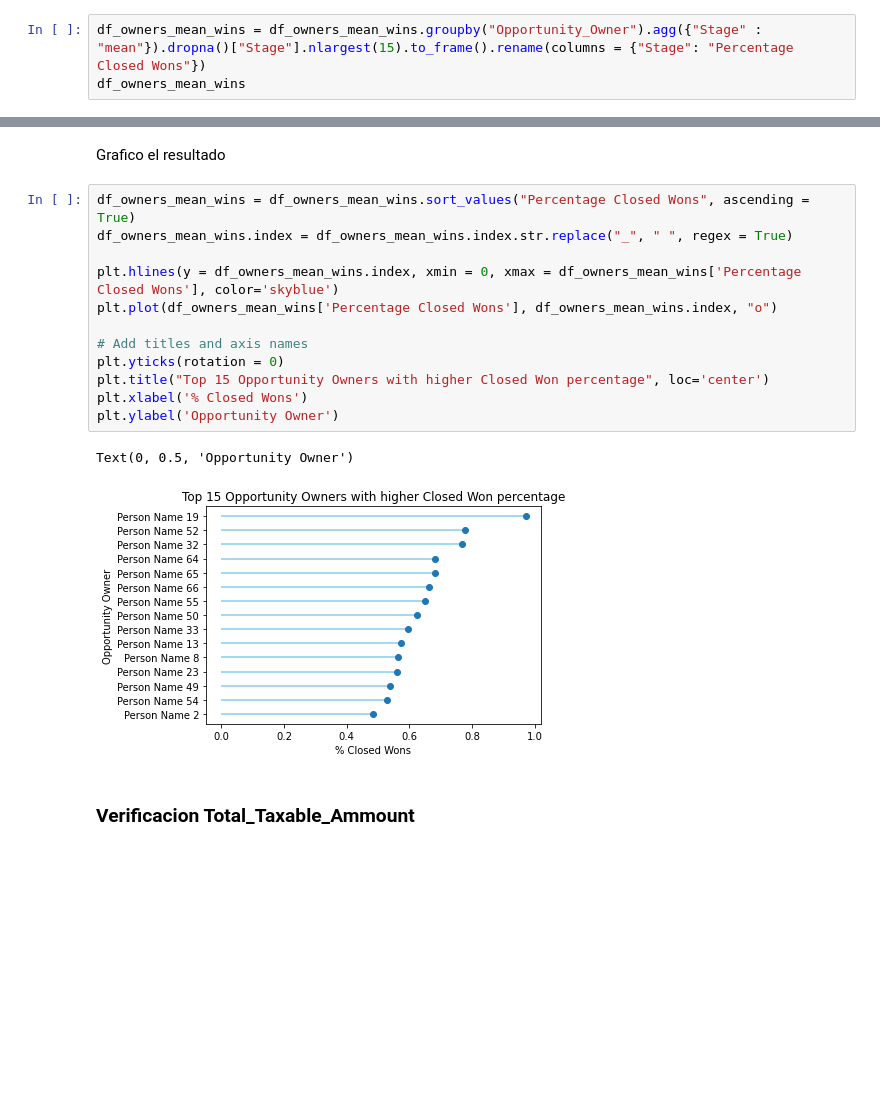
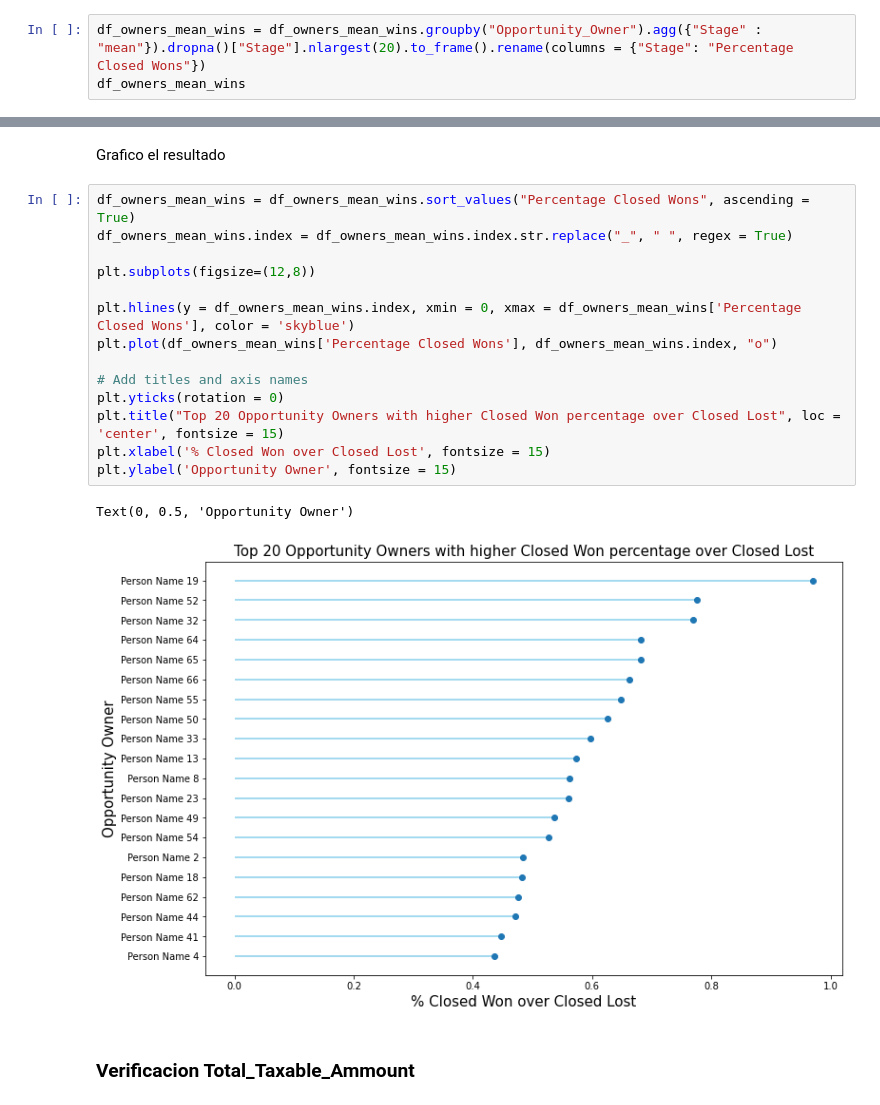
Before and after one commit to joaquinparodi/TP-DATOS, a Jupyter notebook: Analisis/Analisis Nicolas.ipynb, the cells around one changed output, grey strips where cells are left out. Saved outputs shown, nothing was run; the diff lists cells and outputs as text; blank space fills up the shorter version.

```diff
--- a/Analisis/Analisis Nicolas.ipynb
+++ b/Analisis/Analisis Nicolas.ipynb
@@ -215,7 +215,7 @@ df_owners_mean_wins
 | 16946 | 0 | Person_Name_3 |
 9453 rows × 2 columns
 # %%
-df_owners_mean_wins = df_owners_mean_wins.groupby("Opportunity_Owner").agg({"Stage" : "mean"}).dropna()["Stage"].nlargest(15).to_frame().rename(columns = {"Stage": "Percentage Closed Wons"})
+df_owners_mean_wins = df_owners_mean_wins.groupby("Opportunity_Owner").agg({"Stage" : "mean"}).dropna()["Stage"].nlargest(20).to_frame().rename(columns = {"Stage": "Percentage Closed Wons"})
 df_owners_mean_wins
 # %% [output]
 |  | Percentage Closed Wons |
@@ -240,18 +241,20 @@ Grafico el resultado
 # %%
 df_owners_mean_wins = df_owners_mean_wins.sort_values("Percentage Closed Wons", ascending = True)
 df_owners_mean_wins.index = df_owners_mean_wins.index.str.replace("_", " ", regex = True)
 
-plt.hlines(y = df_owners_mean_wins.index, xmin = 0, xmax = df_owners_mean_wins['Percentage Closed Wons'], color='skyblue')
+plt.subplots(figsize=(12,8))
+
+plt.hlines(y = df_owners_mean_wins.index, xmin = 0, xmax = df_owners_mean_wins['Percentage Closed Wons'], color = 'skyblue')
 plt.plot(df_owners_mean_wins['Percentage Closed Wons'], df_owners_mean_wins.index, "o")
 
 # Add titles and axis names
 plt.yticks(rotation = 0)
-plt.title("Top 15 Opportunity Owners with higher Closed Won percentage", loc='center')
-plt.xlabel('% Closed Wons')
-plt.ylabel('Opportunity Owner')
+plt.title("Top 20 Opportunity Owners with higher Closed Won percentage over Closed Lost", loc = 'center', fontsize = 15)
+plt.xlabel('% Closed Won over Closed Lost', fontsize = 15)
+plt.ylabel('Opportunity Owner', fontsize = 15)
 # %% [output]
 Text(0, 0.5, 'Opportunity Owner')
-[figure, old version]
+[figure, new version]
 # %% [markdown]
 ### Verificacion Total_Taxable_Ammount
 # %%
```
Also changed, not shown: parts of 1 cell of this notebook.
